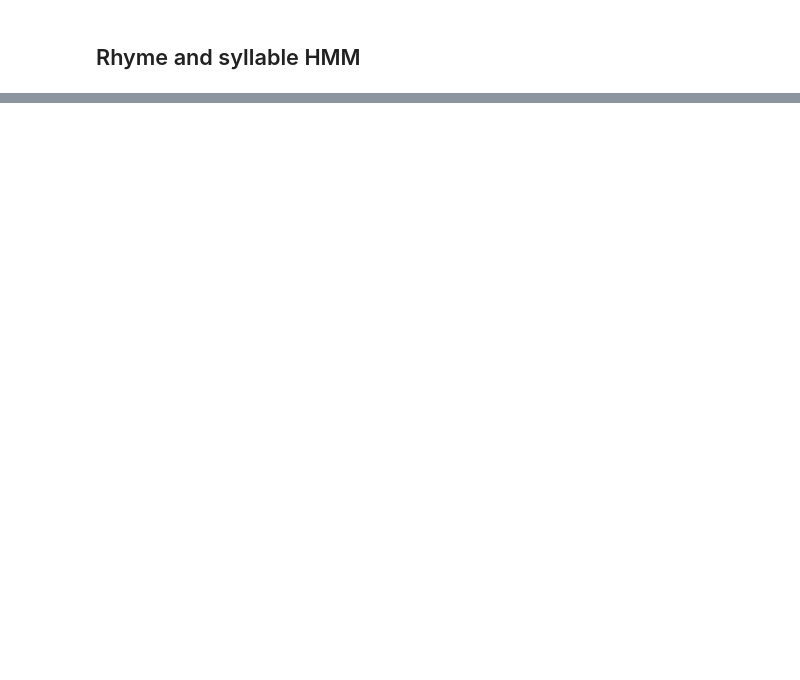
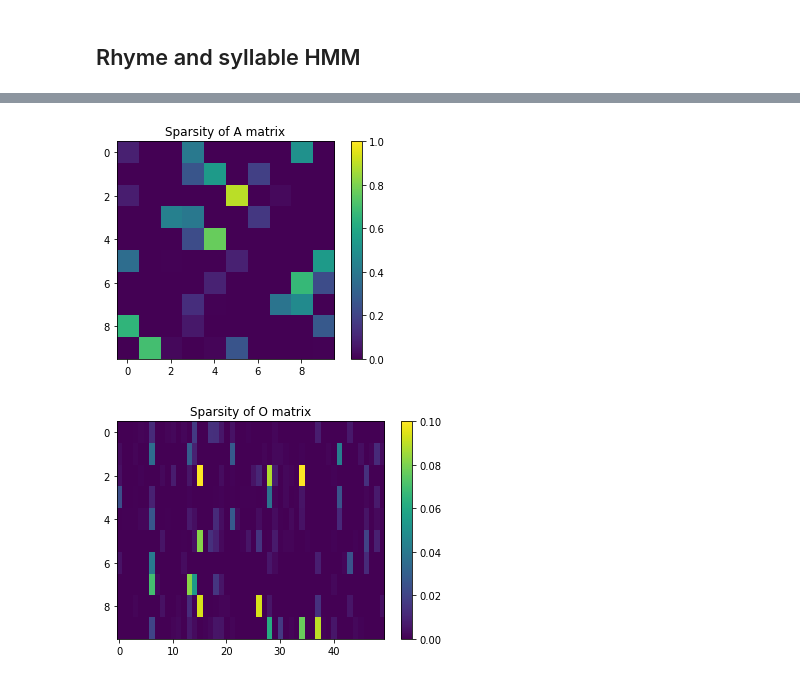
Before and after one commit to vlchen888/cs155-miniproject3, a Jupyter notebook: shakespeare_generation.ipynb, the cells around one changed output, grey strips where cells are left out. Cells and saved outputs as stored; diff of their text form; code cells hidden in the pictures; blank space fills up the shorter version.

```diff
--- a/shakespeare_generation.ipynb
+++ b/shakespeare_generation.ipynb
@@ -133,0 +320,5 @@ Thou more but makes doubt,
+# %%
+visualize_sparsities(hmm, O_max_cols=50)
+# %% [output]
+[figure, added]
+[figure, added]
```
Also changed, not shown: parts of 16 cells of this notebook, 11 other files.
